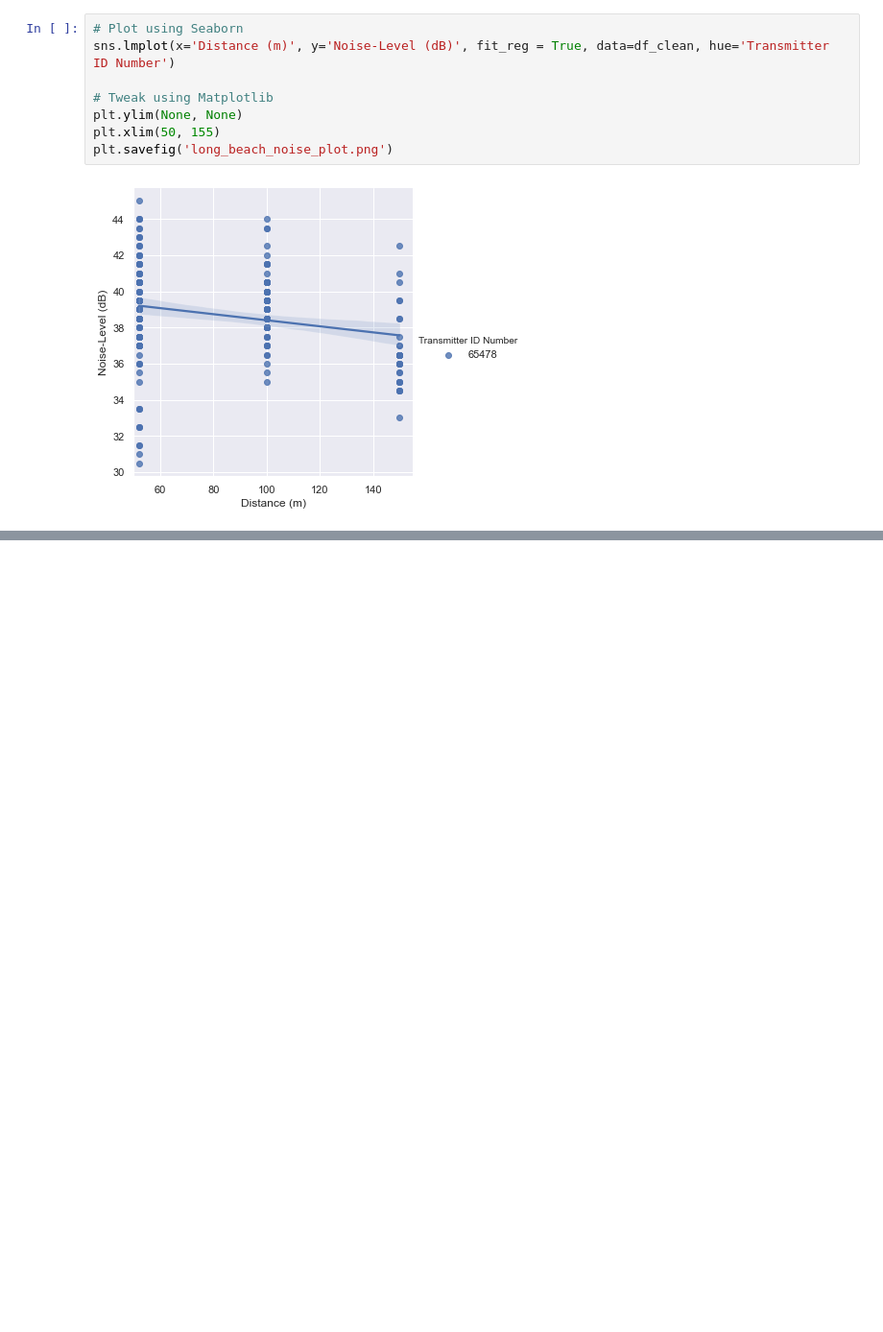
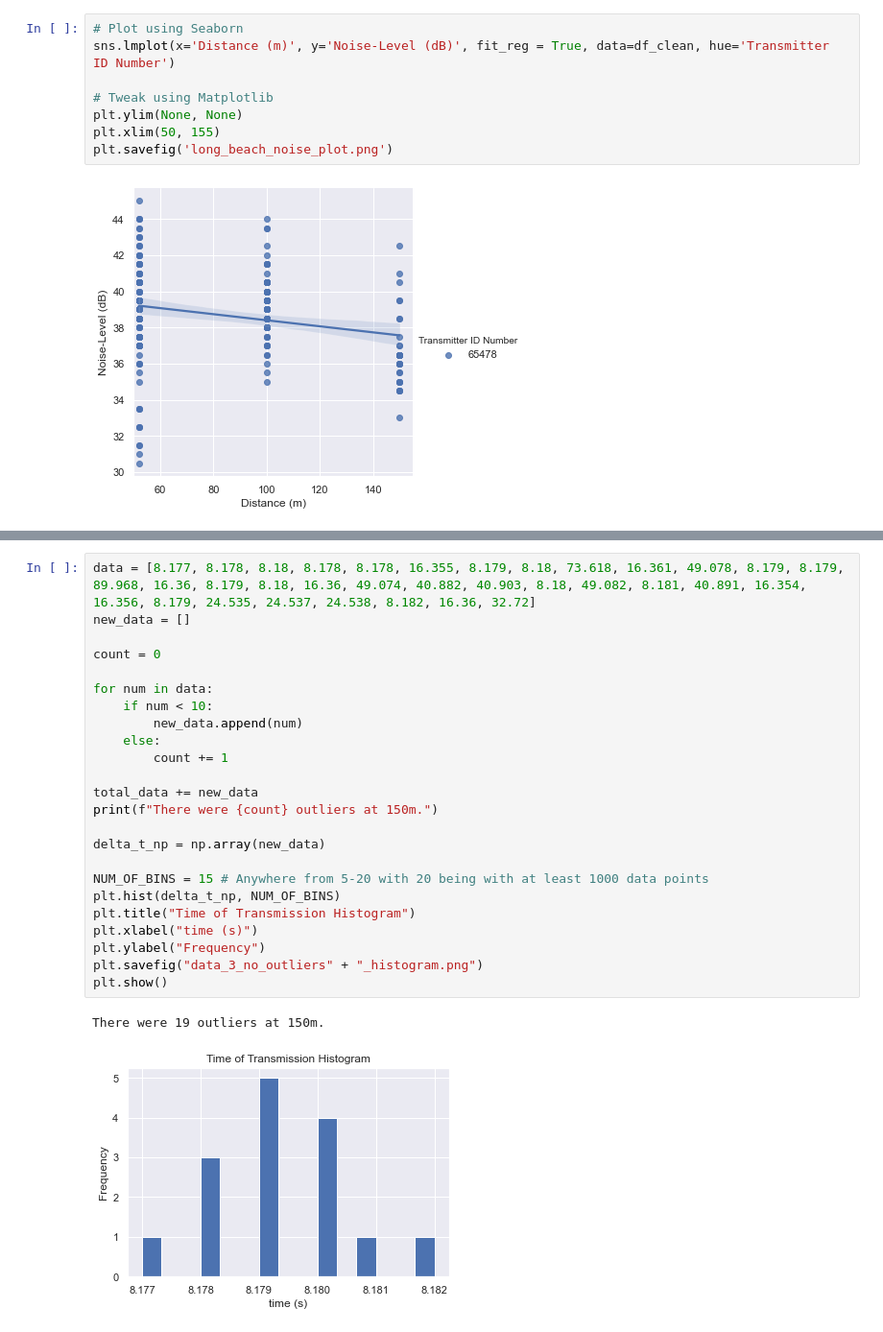
Before and after one commit to lauren-west/icex-lair-2021, a Jupyter notebook: vemco_data_post_processing_visualization.ipynb, the cells around one changed output, grey strips where cells are left out. Shown at 96% size. Cells and saved outputs as stored; diff of their text form; blank space fills up the shorter version.

```diff
--- a/vemco_data_post_processing_visualization.ipynb
+++ b/vemco_data_post_processing_visualization.ipynb
@@ -120,0 +203,27 @@ plt.savefig('long_beach_noise_plot.png')
+# %%
+data = [8.177, 8.178, 8.18, 8.178, 8.178, 16.355, 8.179, 8.18, 73.618, 16.361, 49.078, 8.179, 8.179, 89.968, 16.36, 8.179, 8.18, 16.36, 49.074, 40.882, 40.903, 8.18, 49.082, 8.181, 40.891, 16.354, 16.356, 8.179, 24.535, 24.537, 24.538, 8.182, 16.36, 32.72]
+new_data = []
+
+count = 0
+
+for num in data:
+    if num < 10:
+        new_data.append(num)
+    else:
+        count += 1
+
+total_data += new_data
+print(f"There were {count} outliers at 150m.")
+
+delta_t_np = np.array(new_data)
+
+NUM_OF_BINS = 15 # Anywhere from 5-20 with 20 being with at least 1000 data points
+plt.hist(delta_t_np, NUM_OF_BINS)
+plt.title("Time of Transmission Histogram")
+plt.xlabel("time (s)")
+plt.ylabel("Frequency")
+plt.savefig("data_3_no_outliers" + "_histogram.png")
+plt.show()
+# %% [output]
+There were 19 outliers at 150m.
+[figure, added]
```
Also changed, not shown: parts of 5 cells of this notebook, 5 other files.
